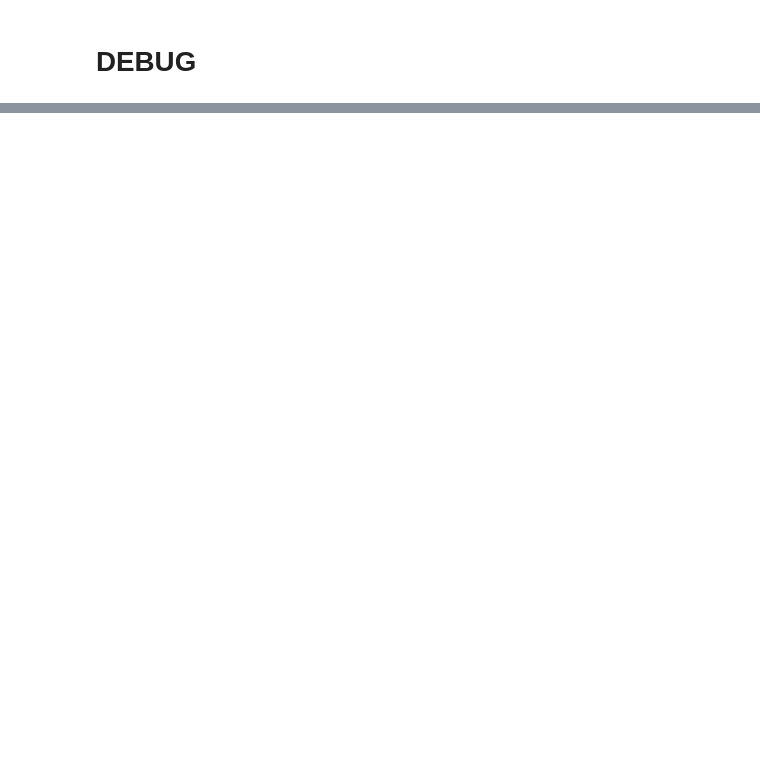
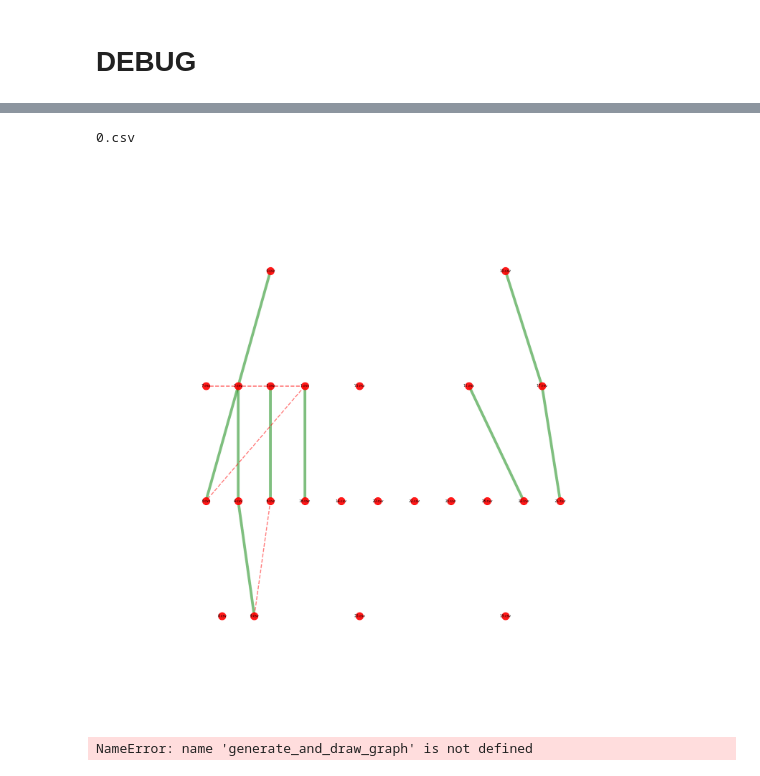
Before and after one commit to suhailrehman/relic, a Jupyter notebook: primitives/python/experiment_analysis.ipynb, the cells around one changed output, grey strips where cells are left out. Drawn from its saved outputs; the diff is of its cells as text; code cells hidden in the pictures; blank space fills up the shorter version.

Commit message:
Latest Python Code

```diff
--- a/primitives/python/experiment_analysis.ipynb
+++ b/primitives/python/experiment_analysis.ipynb
@@ -634,0 +385,21 @@ graphs.draw_graph(G, canvas_size=(50,50))
+# %%
+#Synthetics
+
+base_dir = '/home/suhail/Projects/relic/primitives/python/generator/dataset/'
+nb_name = '20190802-112317'
+nb_name = '20190802-112245'
+
+generate_and_draw_graph(nb_name,'cell', root='0.csv')
+# %% [output]
+0.csv
+[figure, added]
+# %%
+#Synthetics
+
+base_dir = '/media/suhail/Data/experiments/reexec/res/'
+nb_name = 'nb_331056.ipynb'
+#nb_name = '20190802-112245'
+
+generate_and_draw_graph(nb_name,'cell', root='0.csv')
+# %% [output]
+NameError: name 'generate_and_draw_graph' is not defined
```
Also changed, not shown: parts of 41 cells of this notebook, 8 other files.
